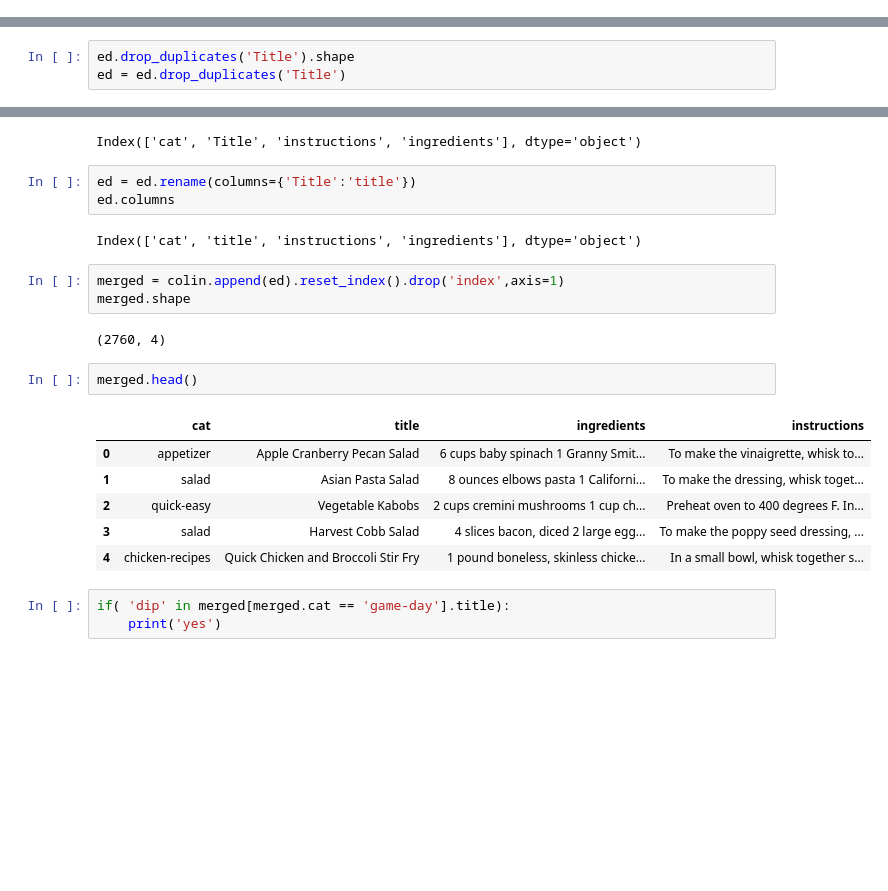
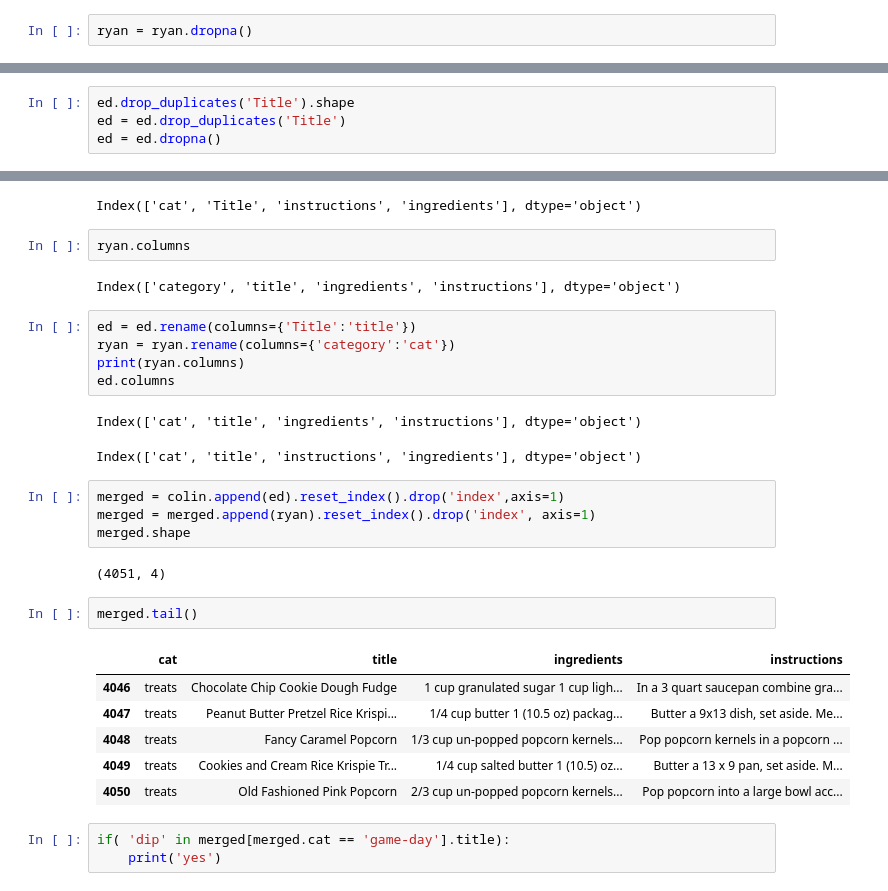
Before and after one commit to rpindale/Recipes, a Jupyter notebook: Model (1).ipynb, the cells around one changed output, grey strips where cells are left out. Saved outputs shown, nothing was run; the diff lists cells and outputs as text; blank space fills up the shorter version.

```diff
--- a/Model (1).ipynb
+++ b/Model (1).ipynb
@@ -16,3 +34,5 @@ colin.head()
+# %%
+ryan = ryan.dropna()
 # %%
 # no duplicates
 colin.drop_duplicates('title').shape
@@ -33,6 +53,7 @@ ed.head()
 # %%
 ed.drop_duplicates('Title').shape
 ed = ed.drop_duplicates('Title')
+ed = ed.dropna()
 # %%
 ed.shape
 # %% [output]
@@ -45,25 +66,33 @@ Index(['cat', 'title', 'ingredients', 'instructions'], dtype='object')
 ed.columns
 # %% [output]
 Index(['cat', 'Title', 'instructions', 'ingredients'], dtype='object')
+# %%
+ryan.columns
+# %% [output]
+Index(['category', 'title', 'ingredients', 'instructions'], dtype='object')
 # %%
 ed = ed.rename(columns={'Title':'title'})
+ryan = ryan.rename(columns={'category':'cat'})
+print(ryan.columns)
 ed.columns
 # %% [output]
-Index(['cat', 'title', 'instructions', 'ingredients'], dtype='object')
+Index(['cat', 'title', 'ingredients', 'instructions'], dtype='object')
+Index(['cat', 'title', 'instructions', 'ingredients'], dtype='object')
 # %%
 merged = colin.append(ed).reset_index().drop('index',axis=1)
+merged = merged.append(ryan).reset_index().drop('index', axis=1)
 merged.shape
 # %% [output]
-(2760, 4)
+(4051, 4)
 # %%
-merged.head()
+merged.tail()
 # %% [output]
 |  | cat | title | ingredients | instructions |
-| 0 | appetizer | Apple Cranberry Pecan Salad | 6 cups baby spinach 1 Granny Smit... | To make the vinaigrette, whisk to... |
-| 1 | salad | Asian Pasta Salad | 8 ounces elbows pasta 1 Californi... | To make the dressing, whisk toget... |
-| 2 | quick-easy | Vegetable Kabobs | 2 cups cremini mushrooms 1 cup ch... | Preheat oven to 400 degrees F. In... |
-| 3 | salad | Harvest Cobb Salad | 4 slices bacon, diced 2 large egg... | To make the poppy seed dressing, ... |
-| 4 | chicken-recipes | Quick Chicken and Broccoli Stir Fry | 1 pound boneless, skinless chicke... | In a small bowl, whisk together s... |
+| 4046 | treats | Chocolate Chip Cookie Dough Fudge | 1 cup granulated sugar 1 cup ligh... | In a 3 quart saucepan combine gra... |
+| 4047 | treats | Peanut Butter Pretzel Rice Krispi... | 1/4 cup butter 1 (10.5 oz) packag... | Butter a 9x13 dish, set aside. Me... |
+| 4048 | treats | Fancy Caramel Popcorn | 1/3 cup un-popped popcorn kernels... | Pop popcorn kernels in a popcorn ... |
+| 4049 | treats | Cookies and Cream Rice Krispie Tr... | 1/4 cup salted butter 1 (10.5) oz... | Butter a 13 x 9 pan, set aside. M... |
+| 4050 | treats | Old Fashioned Pink Popcorn | 2/3 cup un-popped popcorn kernels... | Pop popcorn into a large bowl acc... |
 # %%
 if( 'dip' in merged[merged.cat == 'game-day'].title):
     print('yes')
```
Also changed, not shown: parts of 14 cells of this notebook.
